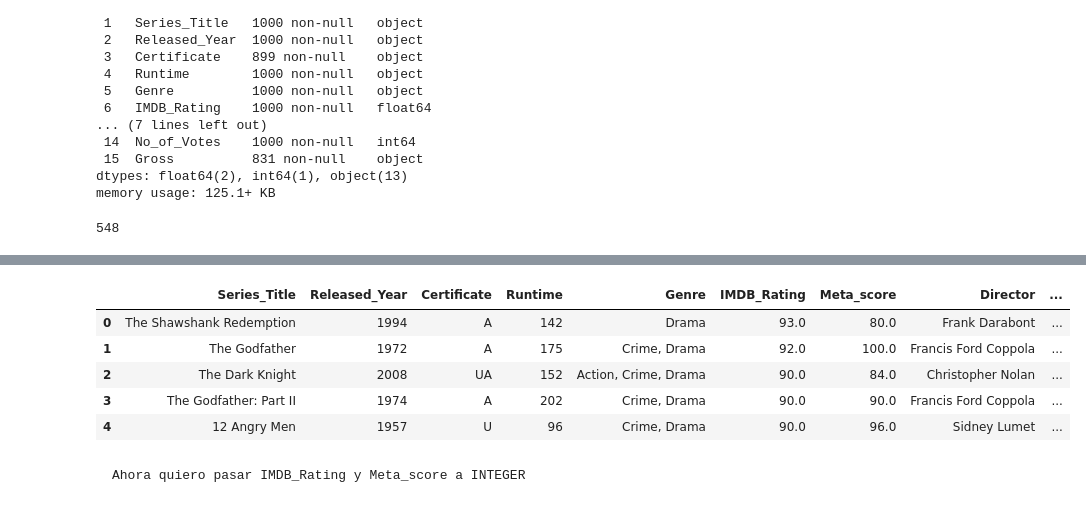
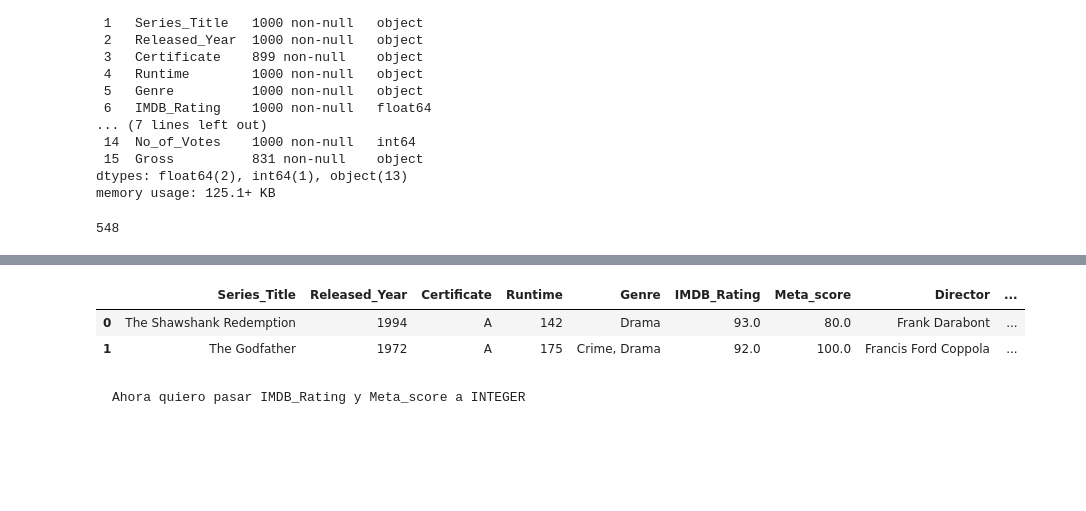
Before and after one commit to Adalab/DA-promo-A-module-3-pairprog-2-pair-2-Lidia-Laura, a Jupyter notebook: Tableau imdb_top_1000.ipynb, the cells around one changed output, grey strips where cells are left out. Saved outputs shown, nothing was run; the diff lists cells and outputs as text; code cells hidden in the pictures; blank space fills up the shorter version.

```diff
--- a/Tableau imdb_top_1000.ipynb
+++ b/Tableau imdb_top_1000.ipynb
@@ -118,14 +118,11 @@ df_imbd=df_imbd.reindex(columns=[ 'Series_Title', 'Released_Year','Certificate',
                                 'IMDB_Rating', 'Meta_score', 'Director', 'Protagonist_1', 'Protagonist_2',
                                 'Supporting_actor_1', 'Supporting_actor_2', 'User_Ratings', 'Gross','Overview','Poster_Link'])
 # %%
-df_imbd.head()
+df_imbd.head(2)
 # %% [output]
 |  | Series_Title | Released_Year | Certificate | Runtime | Genre | IMDB_Rating | Meta_score | Director | ... |
 | 0 | The Shawshank Redemption | 1994 | A | 142 | Drama | 93.0 | 80.0 | Frank Darabont | ... |
 | 1 | The Godfather | 1972 | A | 175 | Crime, Drama | 92.0 | 100.0 | Francis Ford Coppola | ... |
-| 2 | The Dark Knight | 2008 | UA | 152 | Action, Crime, Drama | 90.0 | 84.0 | Christopher Nolan | ... |
-| 3 | The Godfather: Part II | 1974 | A | 202 | Crime, Drama | 90.0 | 90.0 | Francis Ford Coppola | ... |
-| 4 | 12 Angry Men | 1957 | U | 96 | Crime, Drama | 90.0 | 96.0 | Sidney Lumet | ... |
 # %% [markdown]
     Ahora quiero pasar IMDB_Rating y Meta_score a INTEGER
 # %%
```
Also changed, not shown: parts of 21 cells of this notebook.
